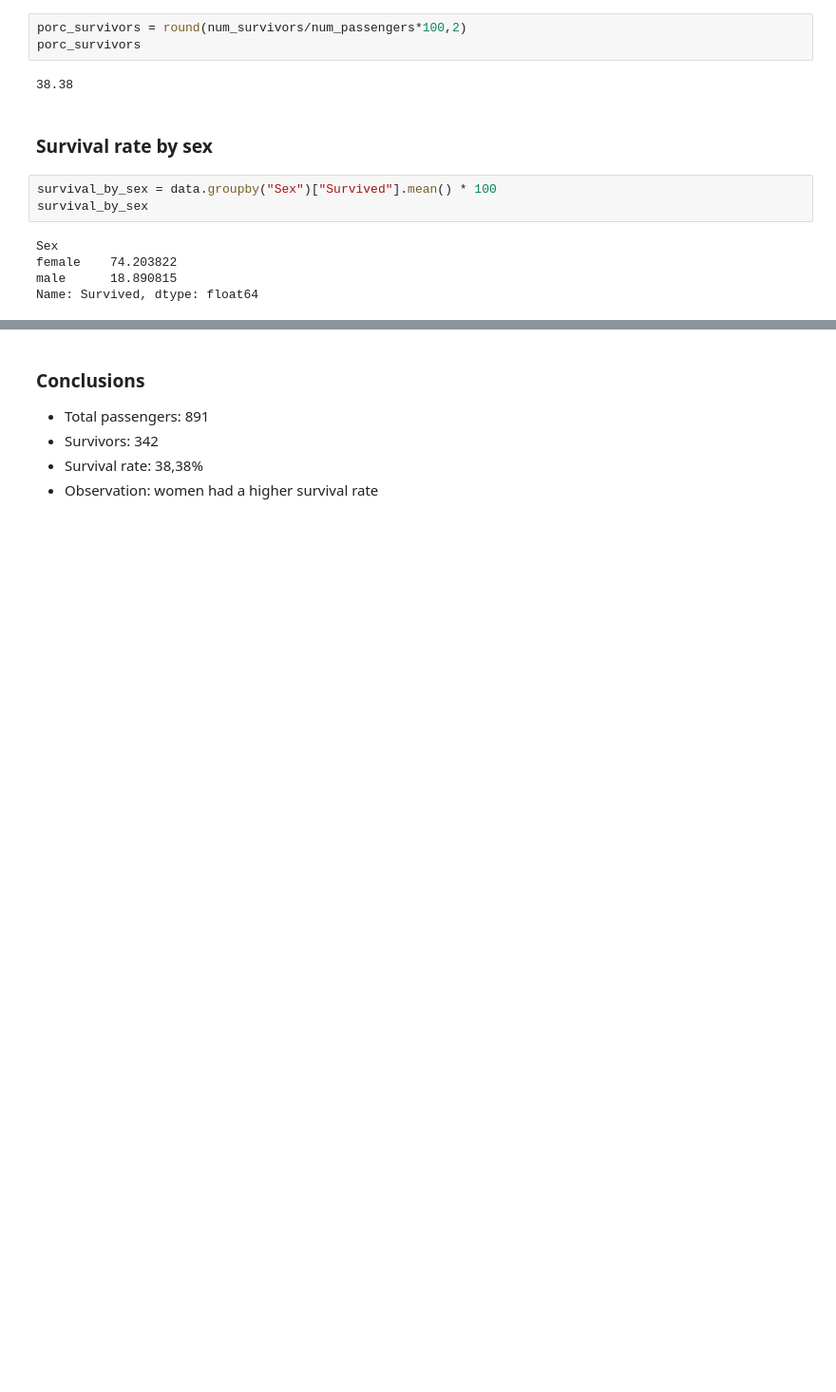
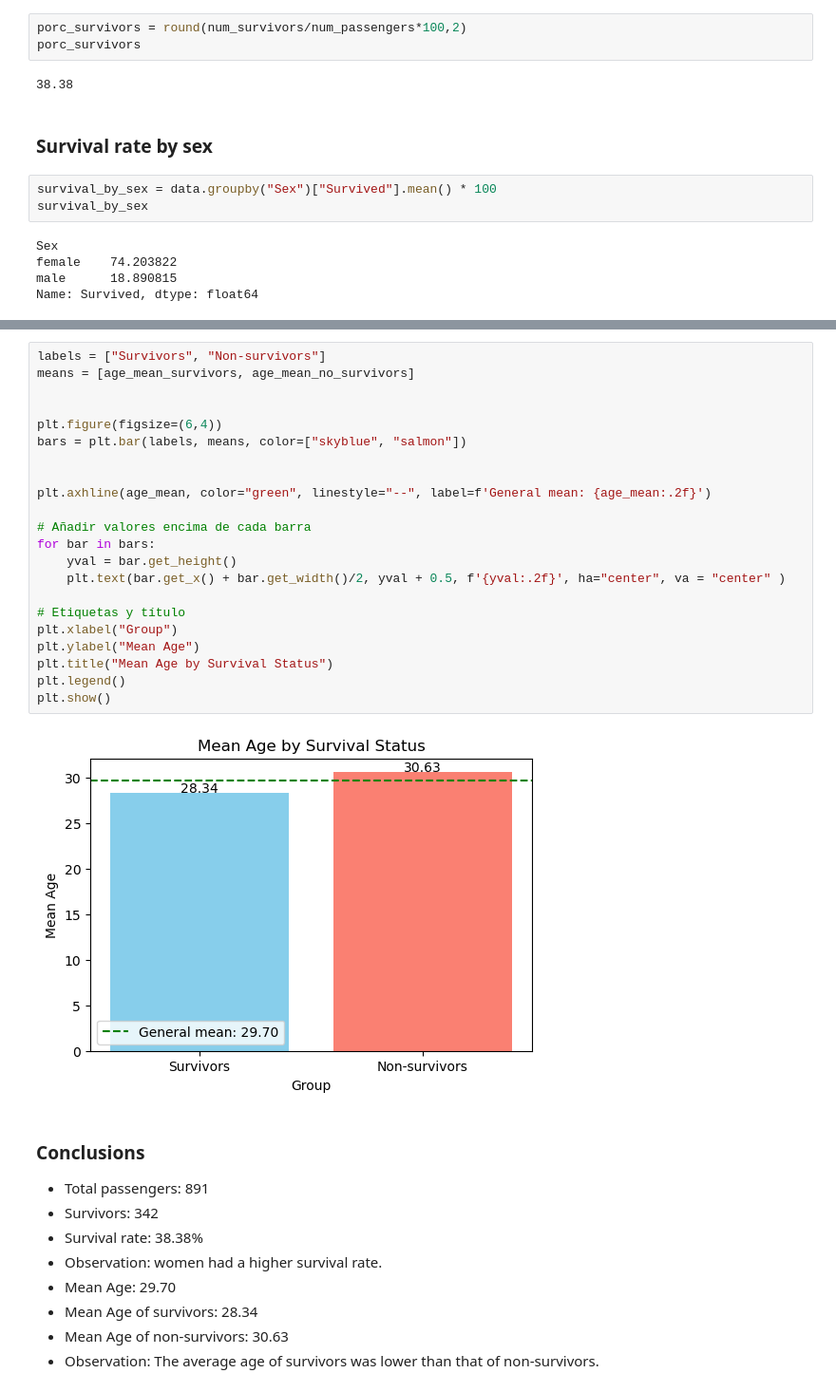
Before and after one commit to AlejandroRodriguezCervera/pasajeros_titanic, a Jupyter notebook: Pasajeros_Titanic_python.ipynb, the cells around one changed output, grey strips where cells are left out. Shown at 95% size. Drawn from its saved outputs; the diff is of its cells as text; blank space fills up the shorter version.

```diff
--- a/Pasajeros_Titanic_python.ipynb
+++ b/Pasajeros_Titanic_python.ipynb
@@ -111,6 +146,34 @@ survival_by_sex.plot(kind="bar", title="Survival Rate by Sex")
+# %%
+labels = ["Survivors", "Non-survivors"]
+means = [age_mean_survivors, age_mean_no_survivors]
+
+
+plt.figure(figsize=(6,4))
+bars = plt.bar(labels, means, color=["skyblue", "salmon"])
+
+
+plt.axhline(age_mean, color="green", linestyle="--", label=f'General mean: {age_mean:.2f}')
+
+# Añadir valores encima de cada barra
+for bar in bars:
+    yval = bar.get_height()
+    plt.text(bar.get_x() + bar.get_width()/2, yval + 0.5, f'{yval:.2f}', ha="center", va = "center" )
+
+# Etiquetas y título
+plt.xlabel("Group")
+plt.ylabel("Mean Age")
+plt.title("Mean Age by Survival Status")
+plt.legend()
+plt.show()
+# %% [output]
+[figure, added]
 # %% [markdown]
 ### Conclusions
 - Total passengers: 891
 - Survivors: 342
-- Survival rate: 38,38%
-- Observation: women had a higher survival rate
+- Survival rate: 38.38%
+- Observation: women had a higher survival rate.
+- Mean Age: 29.70
+- Mean Age of survivors: 28.34
+- Mean Age of non-survivors: 30.63
+- Observation: The average age of survivors was lower than that of non-survivors.
```
Also changed, not shown: parts of 8 cells of this notebook.
